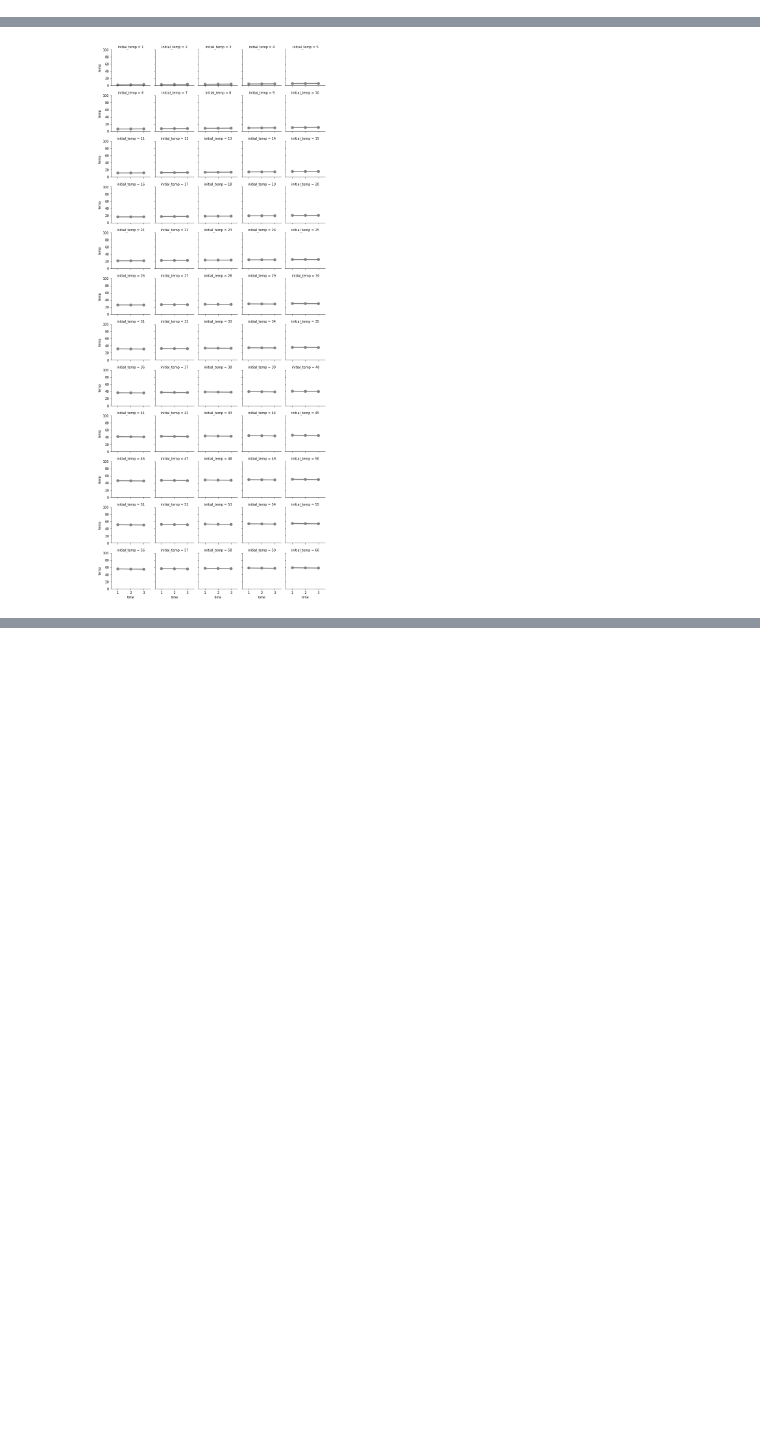
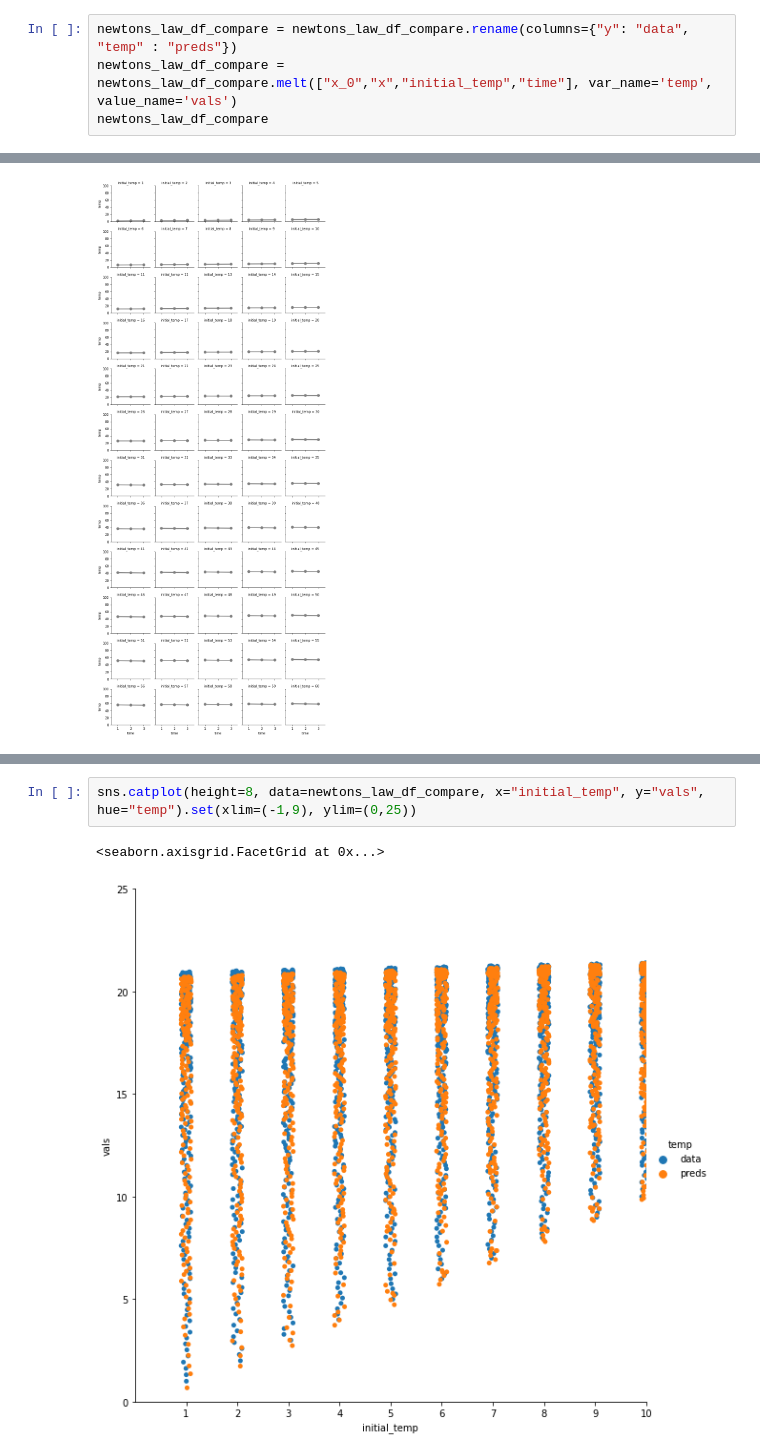
Before and after one commit to runnily/3095-Simulations-of-hybrid-systems-using-neural-networks, a Jupyter notebook: plots/plots.ipynb, the cells around one changed output, grey strips where cells are left out. Drawn from its saved outputs; the diff is of its cells as text; blank space fills up the shorter version.

```diff
--- a/plots/plots.ipynb
+++ b/plots/plots.ipynb
@@ -273,0 +292,4 @@ newtons_law_df_preds
+# %%
+newtons_law_df_compare = newtons_law_df_compare.rename(columns={"y": "data", "temp" : "preds"})
+newtons_law_df_compare = newtons_law_df_compare.melt(["x_0","x","initial_temp","time"], var_name='temp', value_name='vals')
+newtons_law_df_compare
@@ -287,0 +341,5 @@ g.map(sns.pointplot, "time", "temp", order=[1, 2, 3], color=".5", ci=None)
+# %%
+sns.catplot(height=8, data=newtons_law_df_compare, x="initial_temp", y="vals", hue="temp").set(xlim=(-1,9), ylim=(0,25))
+# %% [output]
+<seaborn.axisgrid.FacetGrid at 0x...>
+[figure, added]
```
Also changed, not shown: parts of 5 cells of this notebook.
